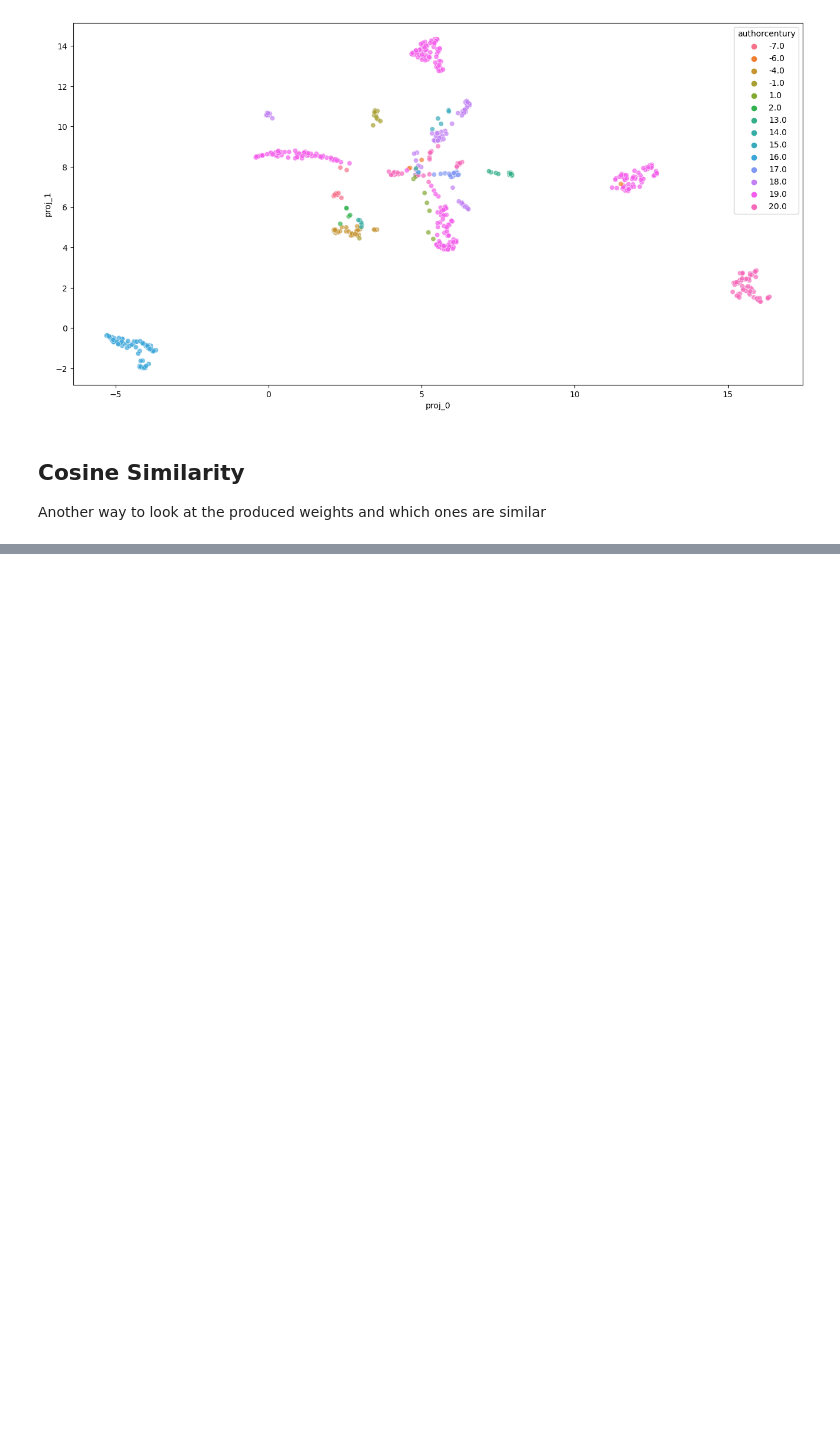
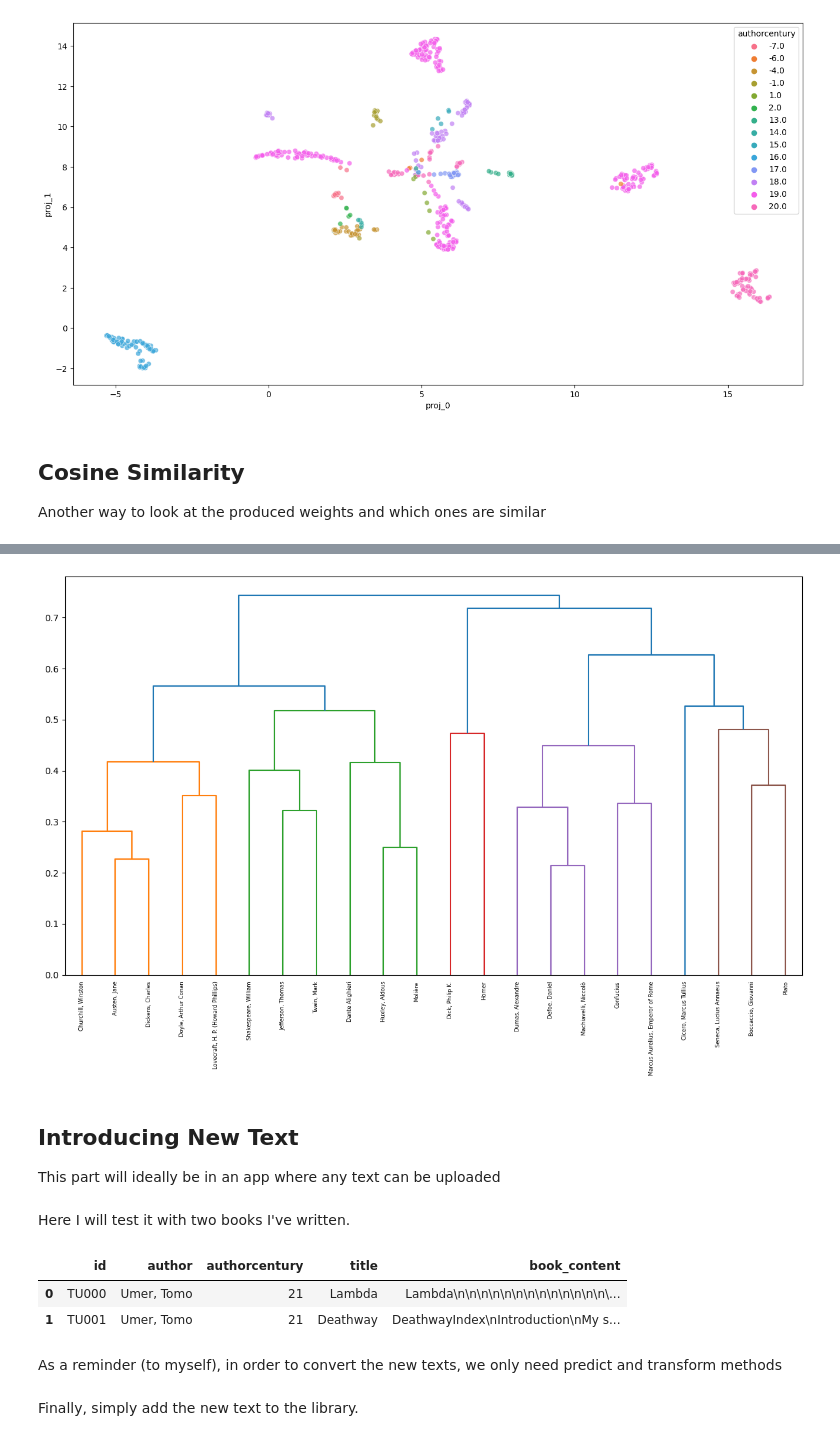
Before and after one commit to tomoumer/discovery_of_writing_differences, a Jupyter notebook: notebooks/nn_predictions.ipynb, the cells around one changed output, grey strips where cells are left out. Cells and saved outputs as stored; diff of their text form; code cells hidden in the pictures; blank space fills up the shorter version.

Commit message:
separated exploration and predictions, refined process and visuals

```diff
--- a/notebooks/nn_predictions.ipynb
+++ b/notebooks/nn_predictions.ipynb
@@ -222,0 +215,12 @@ dists = spatial.distance.pdist(library_select_grouped.values, metric = 'cosine')
+# %%
+mergings = linkage(dists, method='complete')
+
+plt.figure(figsize = (12,8))
+dendrogram(mergings,
+           labels = list(library_select_grouped.index),
+           leaf_rotation = 90,
+           leaf_font_size = 6);
+
+plt.tight_layout()
+# %% [output]
+[figure, added]
@@ -222,0 +231,6 @@ dists = spatial.distance.pdist(library_select_grouped.values, metric = 'cosine')
+# %% [markdown]
+## Introducing New Text
+
+This part will ideally be in an app where any text can be uploaded
+# %% [markdown]
+Here I will test it with two books I've written.
@@ -222,0 +253,8 @@ dists = spatial.distance.pdist(library_select_grouped.values, metric = 'cosine')
+# %%
+newtext
+# %% [output]
+|  | id | author | authorcentury | title | book_content |
+| 0 | TU000 | Umer, Tomo | 21 | Lambda | Lambda\n\n\n\n\n\n\n\n\n\n\n\n\n\... |
+| 1 | TU001 | Umer, Tomo | 21 | Deathway | DeathwayIndex\nIntroduction\nMy s... |
+# %% [markdown]
+As a reminder (to myself), in order to convert the new texts, we only need predict and transform methods
@@ -222,0 +282,2 @@ dists = spatial.distance.pdist(library_select_grouped.values, metric = 'cosine')
+# %% [markdown]
+Finally, simply add the new text to the library.
```
Also changed, not shown: parts of 10 cells of this notebook, 1 other file.
